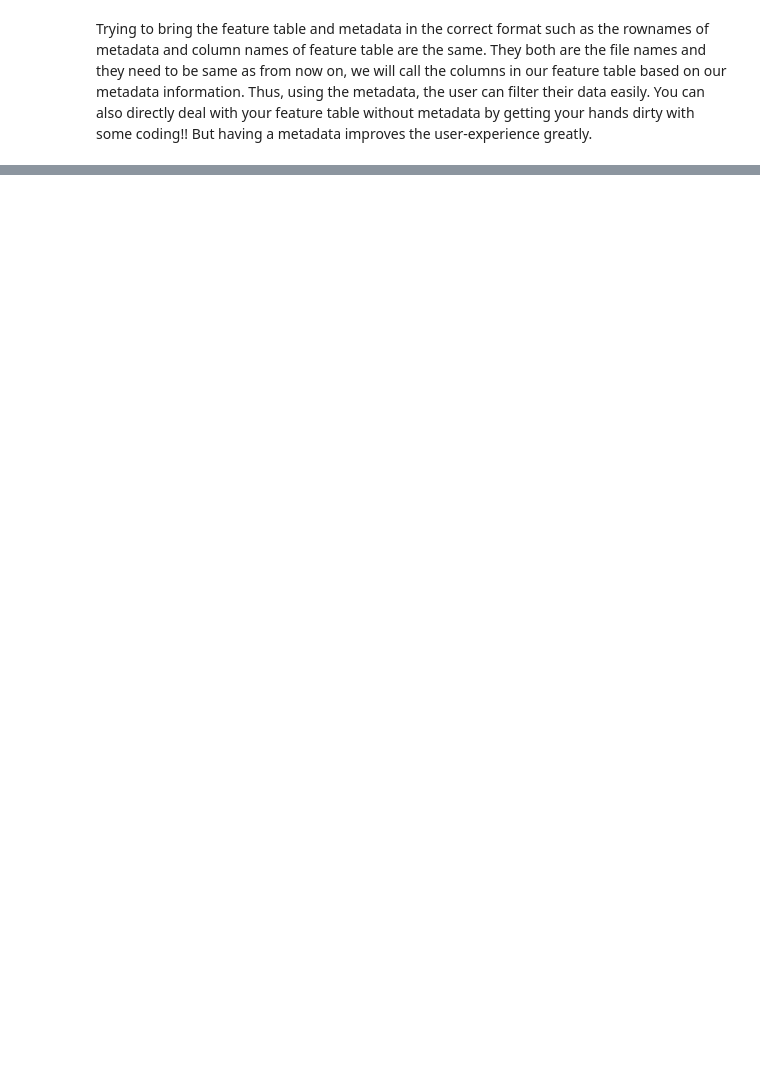
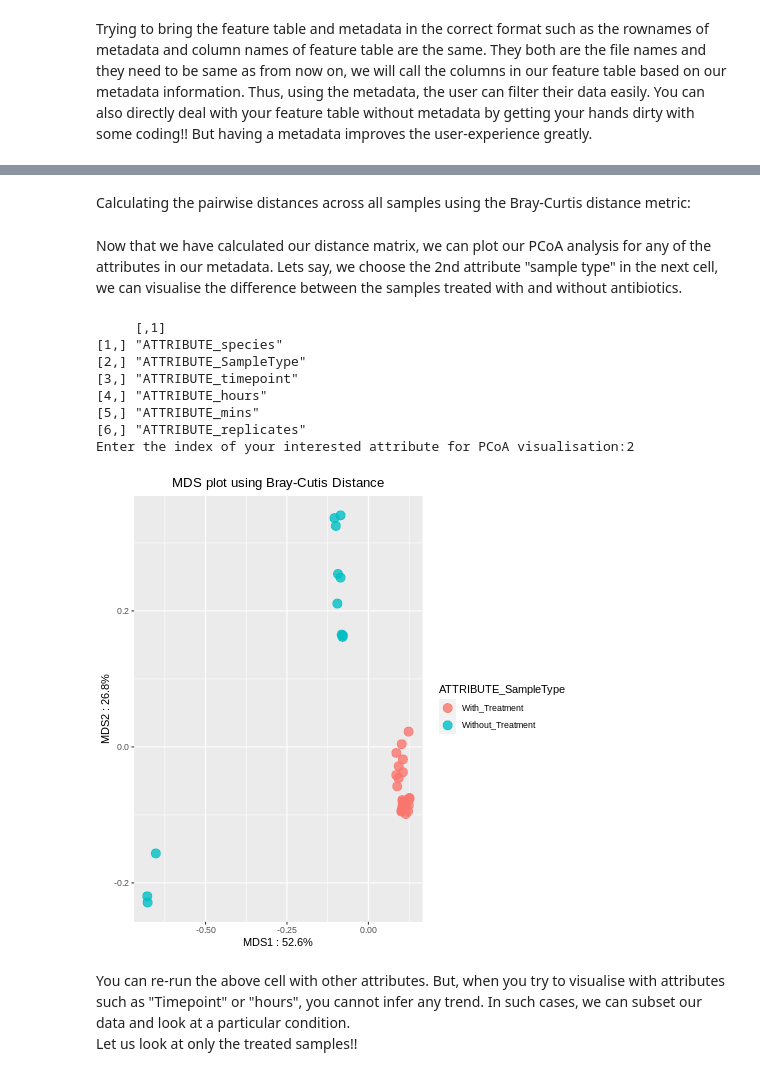
Before and after one commit to 2AMissinou/Metabolomics-Filtering, a Jupyter notebook: Metabolic_Features_Filtering_v1_3_rp.ipynb, the cells around one changed output, grey strips where cells are left out. Saved outputs shown, nothing was run; the diff lists cells and outputs as text; code cells hidden in the pictures; blank space fills up the shorter version.

```diff
--- a/Metabolic_Features_Filtering_v1_3_rp.ipynb
+++ b/Metabolic_Features_Filtering_v1_3_rp.ipynb
@@ -185,0 +512,48 @@ setwd(Directory)
+# %% [markdown]
+Calculating the pairwise distances across all samples using the Bray-Curtis distance metric:
+# %%
+%%R
+
+md_Stats <- md[which(rownames(md)%in%colnames(Normalized_data)),]
+md_Stats <- md_Stats[match(colnames(Normalized_data),rownames(md_Stats)),]
+
+dist_matrix <- bcdist(t(Normalized_data)) # transposed in order to compute the distance between the columns of a data matrix
+pcoa<- cmdscale(dist_matrix, eig = TRUE, x.ret=TRUE)
+pcoa.var.per <-round(pcoa$eig/sum(pcoa$eig)*100,1)
+pcoa.values <- pcoa$points
+# %% [markdown]
+Now that we have calculated our distance matrix, we can plot our PCoA analysis for any of the attributes in our metadata. Lets say, we choose the 2nd attribute "sample type" in the next cell, we can visualise the difference between the samples treated with and without antibiotics.
+# %%
+%%R
+print(matrix(data=colnames(md_Stats),nrow=length(colnames(md_Stats))))
+at_int <- as.double(readline('Enter the index of your interested attribute for PCoA visualisation:'))
+
+flush.console()
+Sys.sleep(0.2)
+
+#PCoA plot visualisation:
+pcoa.data <- data.frame(md_Stats[,at_int],
+                        X=pcoa.values[,1],
+                        Y=pcoa.values[,2])
+
+PCoA_plot <- ggplot(pcoa.data, aes(x=X, y=Y, col= as.factor(md_Stats[,at_int]))) +
+  geom_point(size=4,alpha=0.8)  +
+  ggtitle(label="MDS plot using Bray-Cutis Distance") +
+  xlab(paste0("MDS1 : ",pcoa.var.per[1],"%",sep="")) +
+  ylab(paste0("MDS2 : ",pcoa.var.per[2],"%",sep="")) +
+  labs(color = colnames(md_Stats)[at_int]) +
+  theme(plot.title = element_text(hjust = 0.5))
+
+PCoA_plot
+# %% [output]
+     [,1]
+[1,] "ATTRIBUTE_species"
+[2,] "ATTRIBUTE_SampleType"
+[3,] "ATTRIBUTE_timepoint"
+[4,] "ATTRIBUTE_hours"
+[5,] "ATTRIBUTE_mins"
+[6,] "ATTRIBUTE_replicates"
+Enter the index of your interested attribute for PCoA visualisation:2
+[figure, added]
+# %% [markdown]
+You can re-run the above cell with other attributes. But, when you try to visualise with attributes such as "Timepoint" or "hours", you cannot infer any trend. In such cases, we can subset our data and look at a particular condition.<br> Let us look at only the treated samples!!
```
Also changed, not shown: parts of 63 cells of this notebook.
